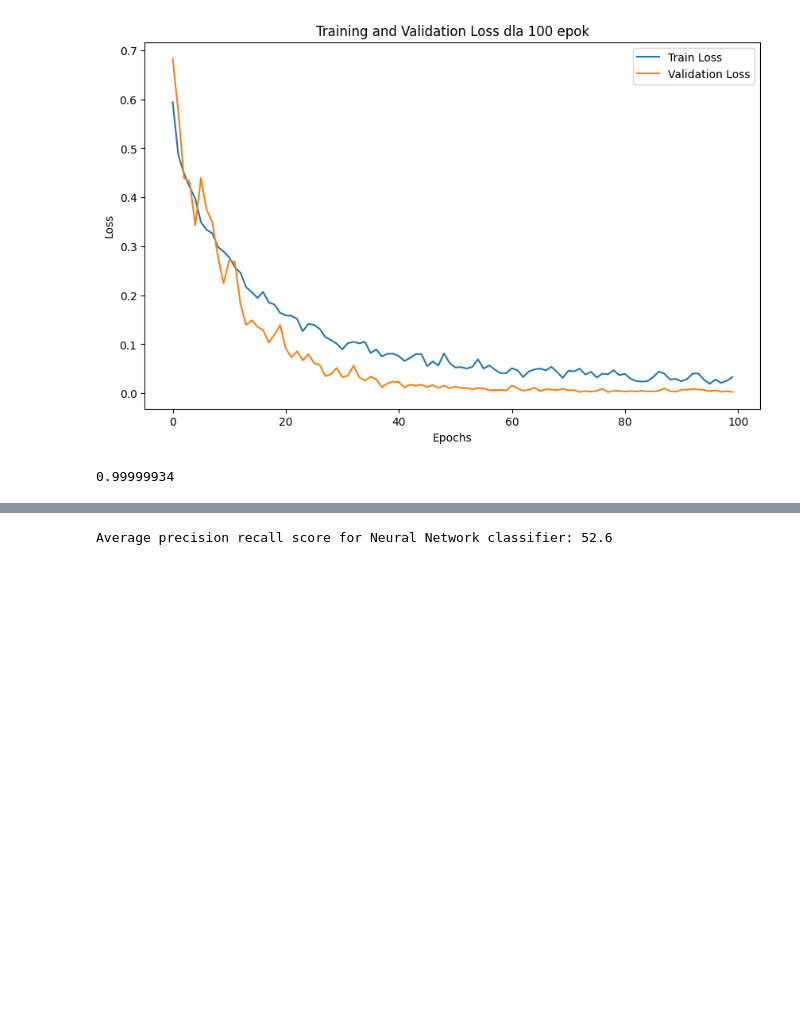
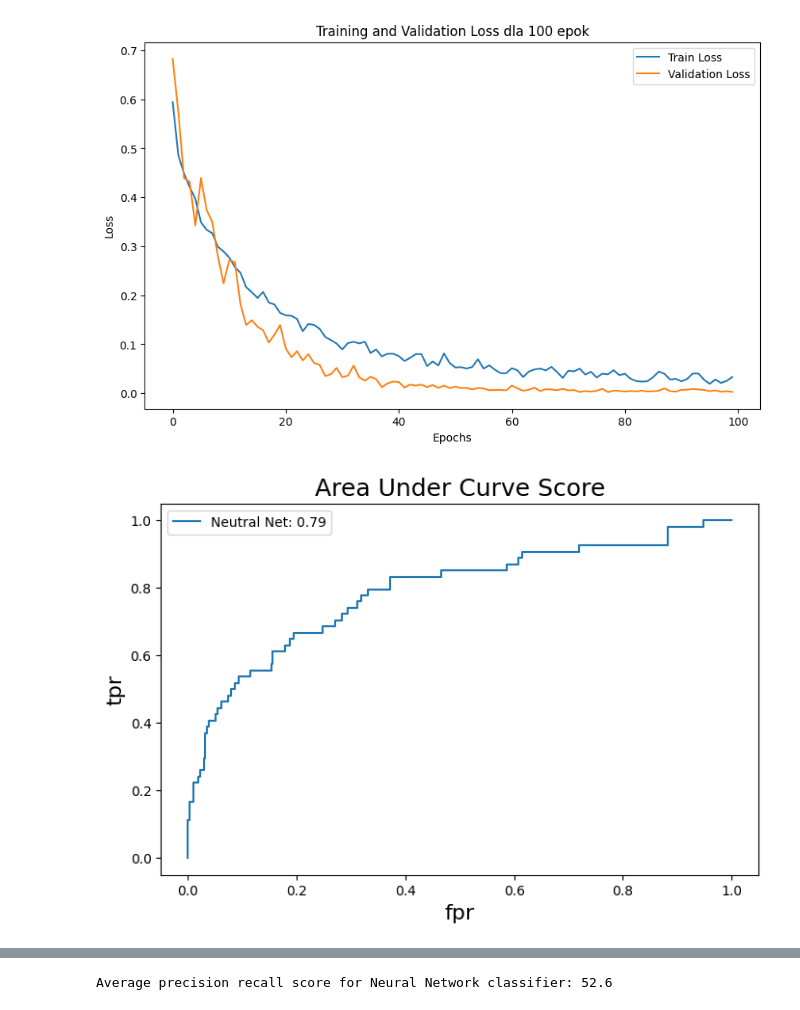
Before and after one commit to pawel-kowal/SGH_studies, a Jupyter notebook: data_mining/data_mining_projekt.ipynb, the cells around one changed output, grey strips where cells are left out. Drawn from its saved outputs; the diff is of its cells as text; code cells hidden in the pictures; blank space fills up the shorter version.

```diff
--- a/data_mining/data_mining_projekt.ipynb
+++ b/data_mining/data_mining_projekt.ipynb
@@ -666,7 +643,3 @@ plt.savefig('Training and Validation Loss dla 100 epok.png')
 plt.show()
 # %% [output]
 [figure]
-# %%
-print(y_pred_proba_tf.max())
-# %% [output]
-0.99999934
@@ -674,0 +646,13 @@ y_pred_tf = (y_pred_proba_tf >= 0.5).astype(int)
+# %%
+fig, ax = plt.subplots(figsize = (8,5))
+fpr, tpr, threshold = roc_curve(y_test, y_pred_proba_tf)
+auc_score = roc_auc_score(y_test, y_pred_proba_tf)
+ax.plot(fpr, tpr, label = ('Neutral Net: %.2f' %(auc_score)))
+ax.legend()
+ax.set_xlabel('fpr', fontsize = 16)
+ax.set_ylabel('tpr', fontsize = 16)
+ax.set_title('Area Under Curve Score', fontsize = 18)
+plt.savefig('AUC Plot.png')
+plt.show()
+# %% [output]
+[figure, added]
```
Also changed, not shown: parts of 5 cells of this notebook.
